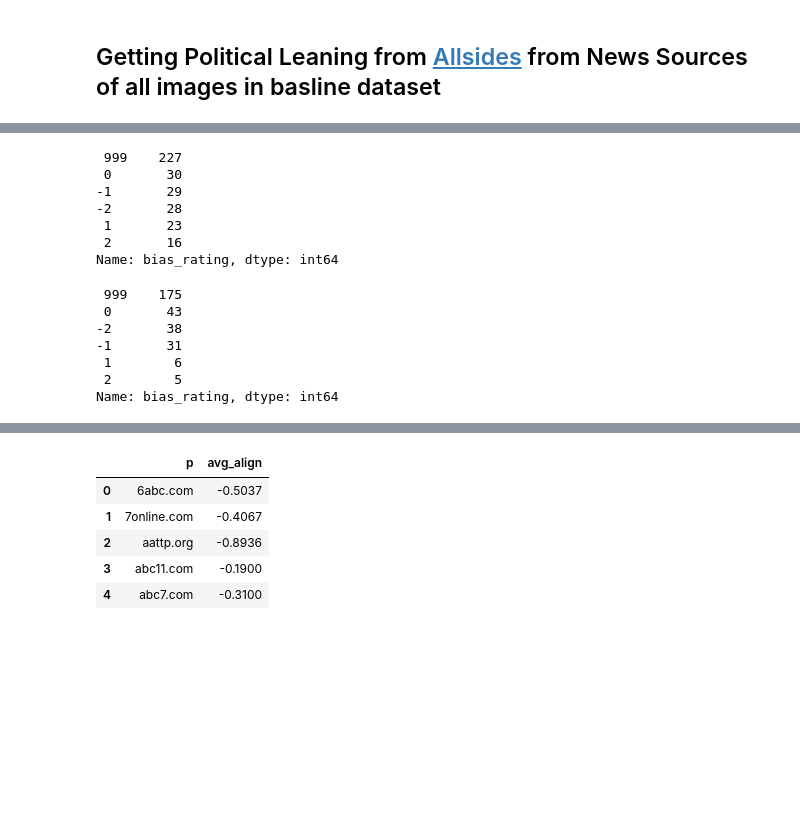
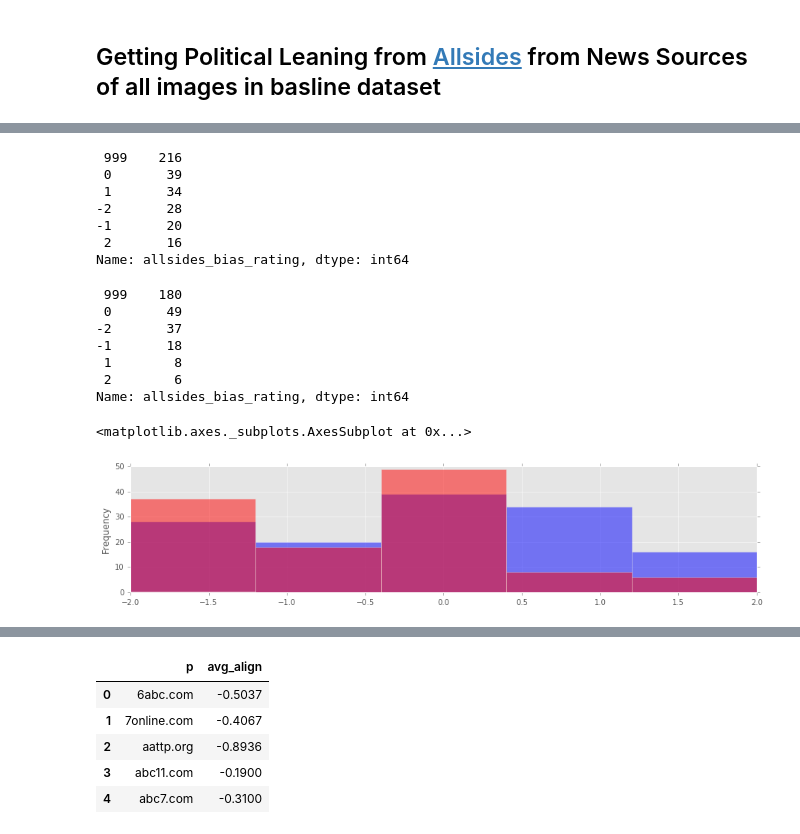
Before and after one commit to comp-journalism/Baseline_Problem_for_Algorithm_Audits, a Jupyter notebook: BASELINE/Google_Images_Baseline.ipynb, the cells around one changed output, grey strips where cells are left out. Saved outputs shown, nothing was run; the diff lists cells and outputs as text; code cells hidden in the pictures; blank space fills up the shorter version.

```diff
--- a/BASELINE/Google_Images_Baseline.ipynb
+++ b/BASELINE/Google_Images_Baseline.ipynb
@@ -195,22 +176,28 @@ def tag_bias_rating(candidate):
 tag_bias_rating(HC)
 tag_bias_rating(DT)
 # %%
-HC.bias_rating.value_counts()
+HC.allsides_bias_rating.value_counts()
 # %% [output]
- 999    227
- 0       30
--1       29
+ 999    216
+ 0       39
+ 1       34
 -2       28
- 1       23
+-1       20
  2       16
-Name: bias_rating, dtype: int64
+Name: allsides_bias_rating, dtype: int64
 # %%
-DT.bias_rating.value_counts()
+DT.allsides_bias_rating.value_counts()
 # %% [output]
- 999    175
- 0       43
--2       38
--1       31
- 1        6
- 2        5
-Name: bias_rating, dtype: int64
+ 999    180
+ 0       49
+-2       37
+-1       18
+ 1        8
+ 2        6
+Name: allsides_bias_rating, dtype: int64
+# %%
+HC.allsides_bias_rating[HC.allsides_bias_rating < 3].plot.hist(alpha=0.5, color='blue', bins=5)
+DT.allsides_bias_rating[DT.allsides_bias_rating < 3].plot.hist(alpha=0.5, color='red',bins=5)
+# %% [output]
+<matplotlib.axes._subplots.AxesSubplot at 0x...>
+[figure, added]
```
Also changed, not shown: parts of 45 cells of this notebook, 20 other files.
